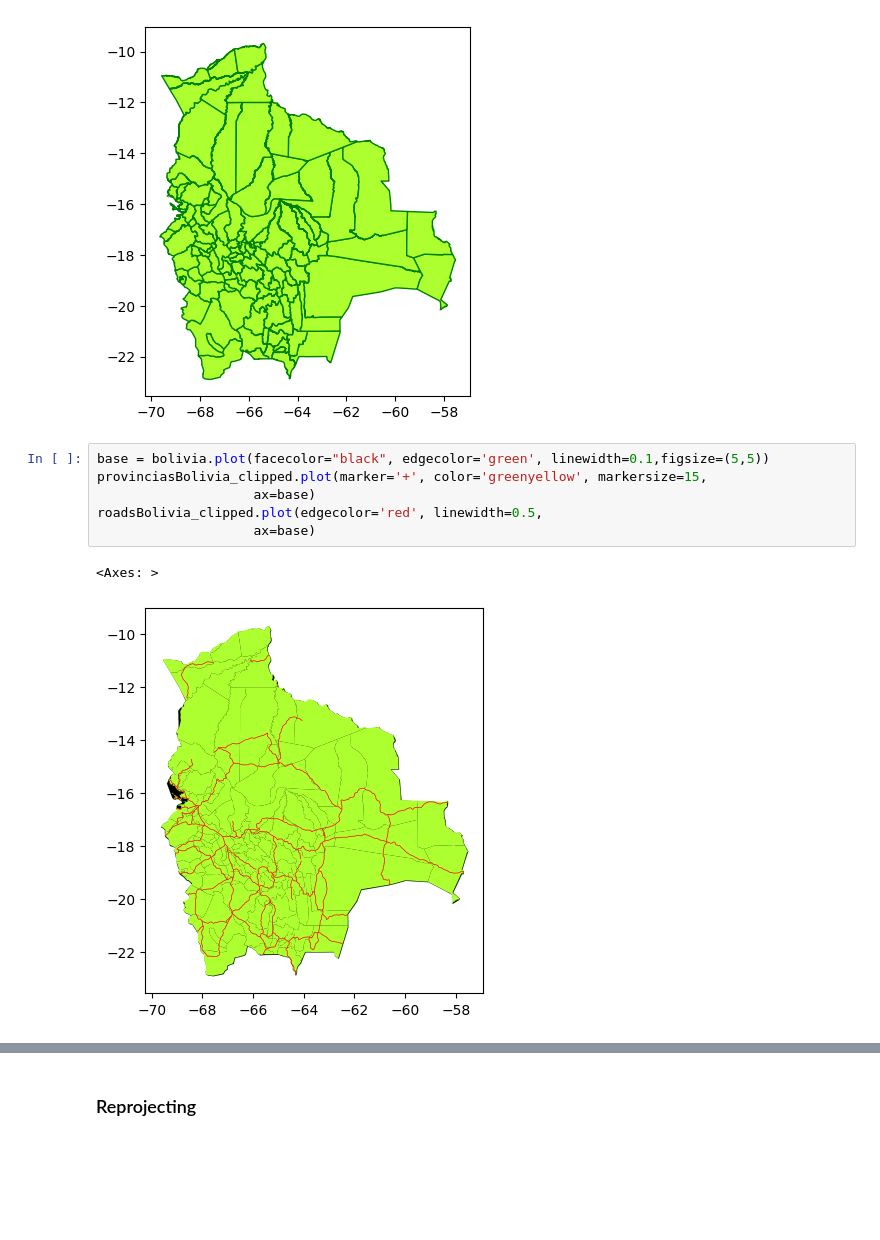
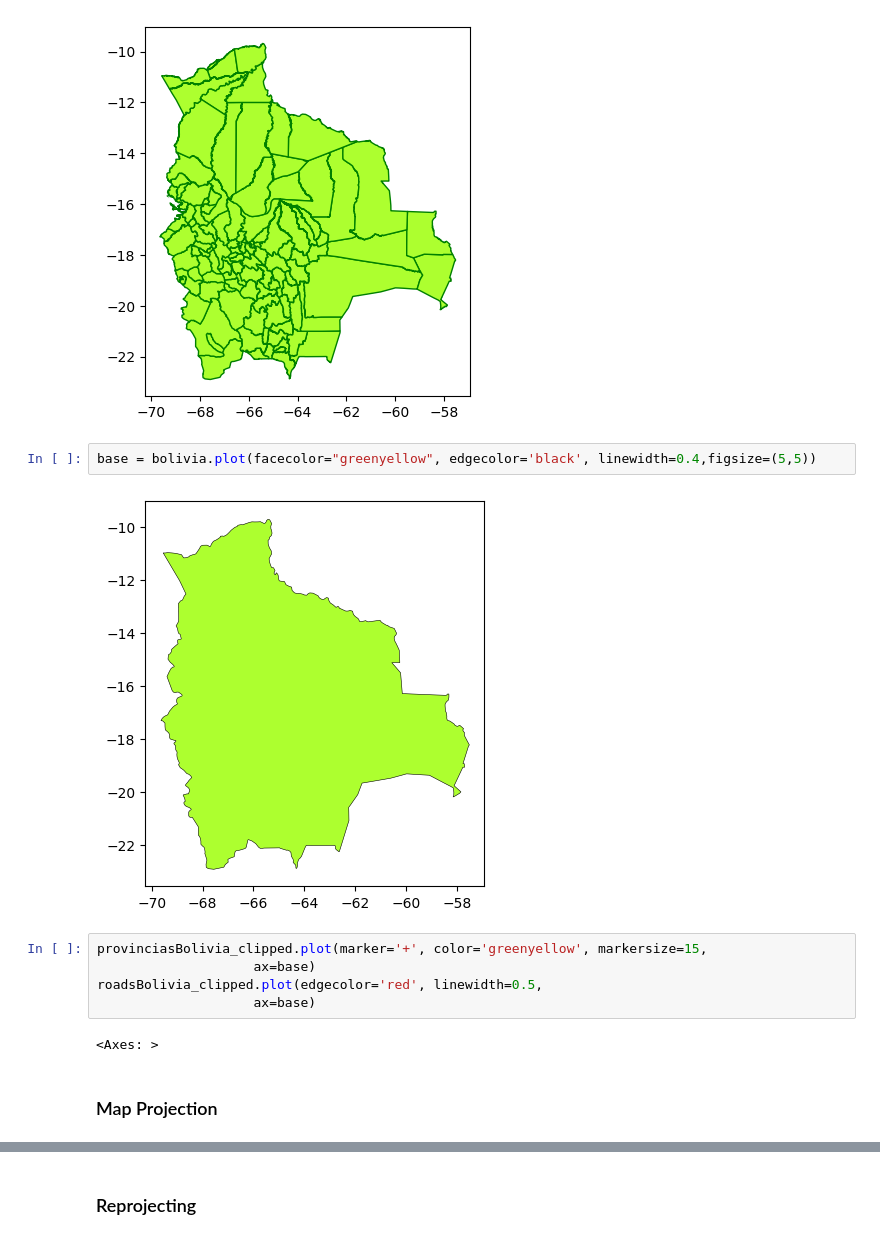
Before and after one commit to nicosil02/week2_spatial, a Jupyter notebook: index.ipynb, the cells around one changed output, grey strips where cells are left out. Cells and saved outputs as stored; diff of their text form; blank space fills up the shorter version.

```diff
--- a/index.ipynb
+++ b/index.ipynb
@@ -38,12 +67,16 @@ provinciasBolivia_clipped.plot(marker='+', color='greenyellow', markersize=15, e
 # %% [output]
 <Axes: >
 [figure]
+# %%
+base = bolivia.plot(facecolor="greenyellow", edgecolor='black', linewidth=0.4,figsize=(5,5))
+# %% [output]
+[figure, added]
 # %%
-base = bolivia.plot(facecolor="black", edgecolor='green', linewidth=0.1,figsize=(5,5))
 provinciasBolivia_clipped.plot(marker='+', color='greenyellow', markersize=15,
                     ax=base)
 roadsBolivia_clipped.plot(edgecolor='red', linewidth=0.5,
                     ax=base)
 # %% [output]
 <Axes: >
-[figure, removed]
+# %% [markdown]
+### Map Projection
```
Also changed, not shown: parts of 38 cells of this notebook, 2 other files.
